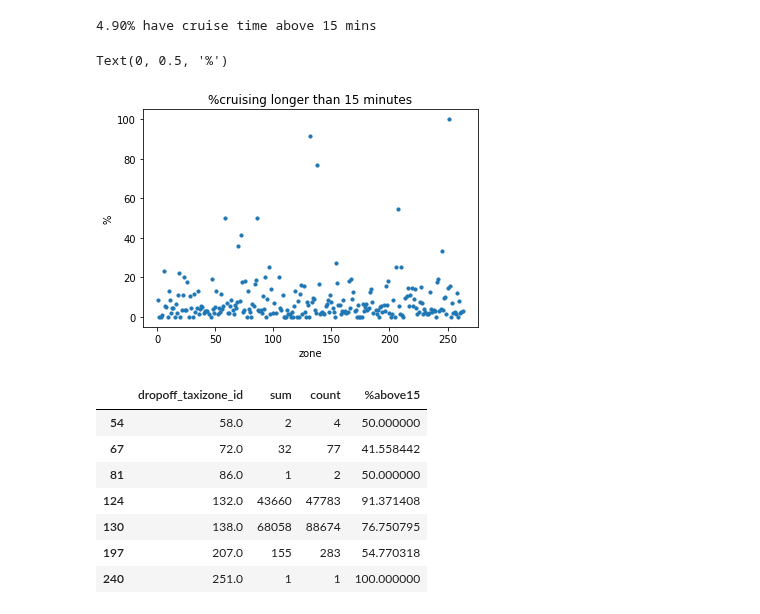
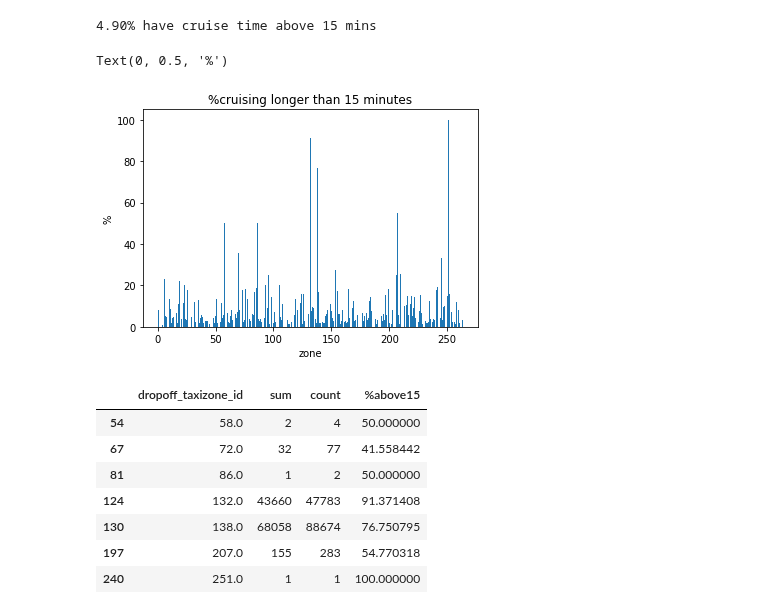
Before and after one commit to skyetim/didi-vehicle-repositioning-strategy, a Jupyter notebook: notebooks/EDA_cruise_time.ipynb, the cells around one changed output. Saved outputs shown, nothing was run; the diff lists cells and outputs as text; code cells hidden in the pictures.

```diff
--- a/notebooks/EDA_cruise_time.ipynb
+++ b/notebooks/EDA_cruise_time.ipynb
@@ -84,13 +84,13 @@ above_15['%above15'] = above_15['sum']/above_15['count']*100
 # %%
 plot, ax = plt.subplots(1,1)
 
-ax.scatter(above_15['dropoff_taxizone_id'], above_15['%above15'], s= 10)
+ax.bar(above_15['dropoff_taxizone_id'], above_15['%above15'])
 ax.set_title('%cruising longer than 15 minutes')
 ax.set_xlabel('zone')
 ax.set_ylabel('%')
 # %% [output]
 Text(0, 0.5, '%')
-[figure, old version]
+[figure, new version]
 # %%
 above_15.loc[above_15['%above15'] > 40]
 # %% [output]
```
Also changed, not shown: parts of 9 cells of this notebook.
